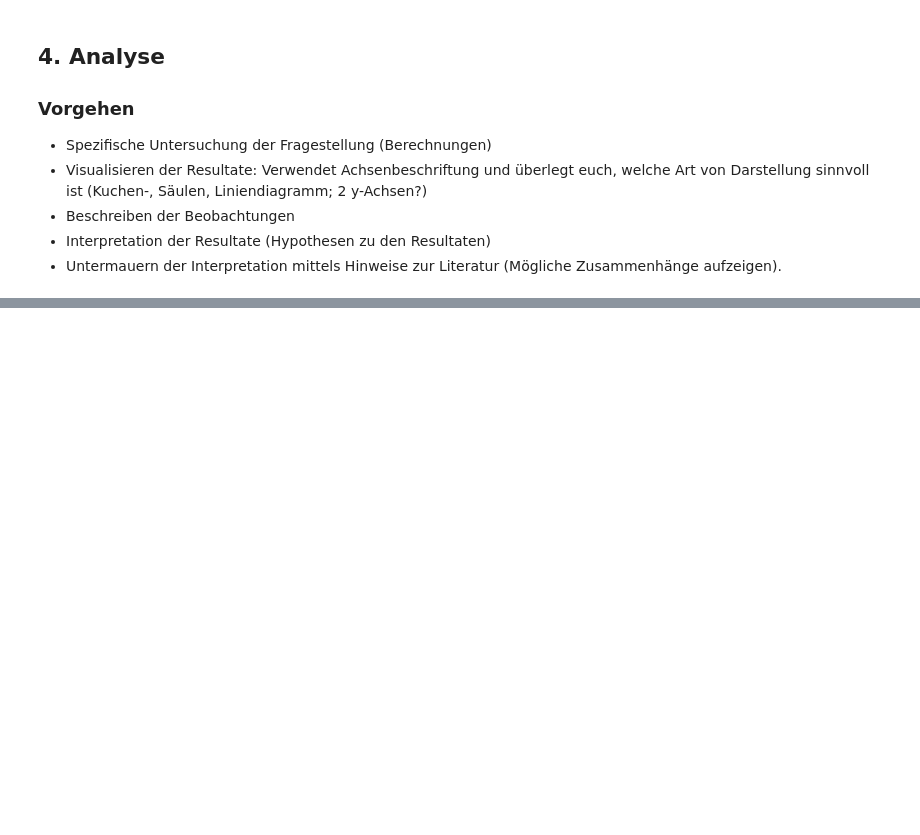
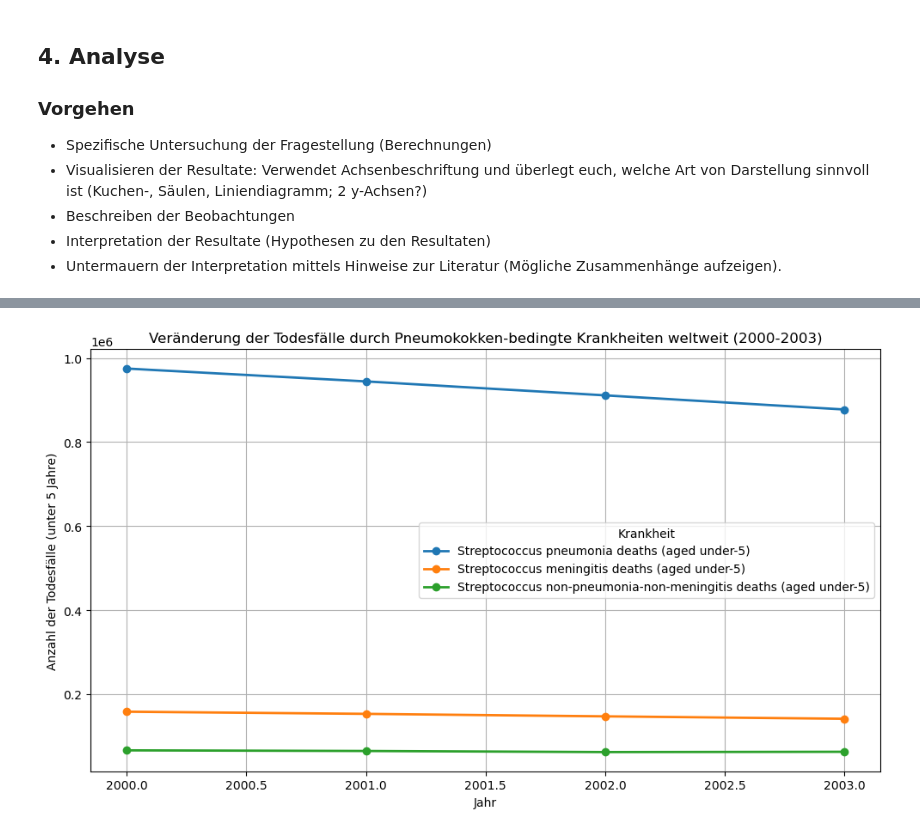
Before and after one commit to ayl-in/Aylin-und-Genta, a Jupyter notebook: Phython_LN_aylin_genta.ipynb, the cells around one changed output, grey strips where cells are left out. Drawn from its saved outputs; the diff is of its cells as text; code cells hidden in the pictures; blank space fills up the shorter version.

```diff
--- a/Phython_LN_aylin_genta.ipynb
+++ b/Phython_LN_aylin_genta.ipynb
@@ -288,0 +315,31 @@ plt.show()
+# %%
+import pandas as pd
+import matplotlib.pyplot as plt
+
+dateipfad = 'child-deaths-from-streptococcus-by-disease.csv'
+df = pd.read_csv(dateipfad)
+
+jahre = [2000, 2001, 2002, 2003]
+krankheiten = [
+    "Streptococcus pneumonia deaths (aged under-5)",
+    "Streptococcus meningitis deaths (aged under-5)",
+    "Streptococcus non-pneumonia-non-meningitis deaths (aged under-5)"]
+
+df_filtered = df[df['Year'].isin(jahre)]
+summen = df_filtered.groupby('Year')[krankheiten].sum()
+
+plt.figure(figsize=(10, 6))
+
+for krankheit in krankheiten:
+    plt.plot(summen.index, summen[krankheit], label=krankheit, marker='o', linewidth=2)
+
+plt.title('Veränderung der Todesfälle durch Pneumokokken-bedingte Krankheiten weltweit (2000-2003)')
+plt.xlabel('Jahr')
+plt.ylabel('Anzahl der Todesfälle (unter 5 Jahre)')
+plt.legend(title='Krankheit')
+plt.grid(True)
+
+plt.tight_layout()
+plt.show()
+# %% [output]
+[figure, added]
```
Also changed, not shown: parts of 4 cells of this notebook.
